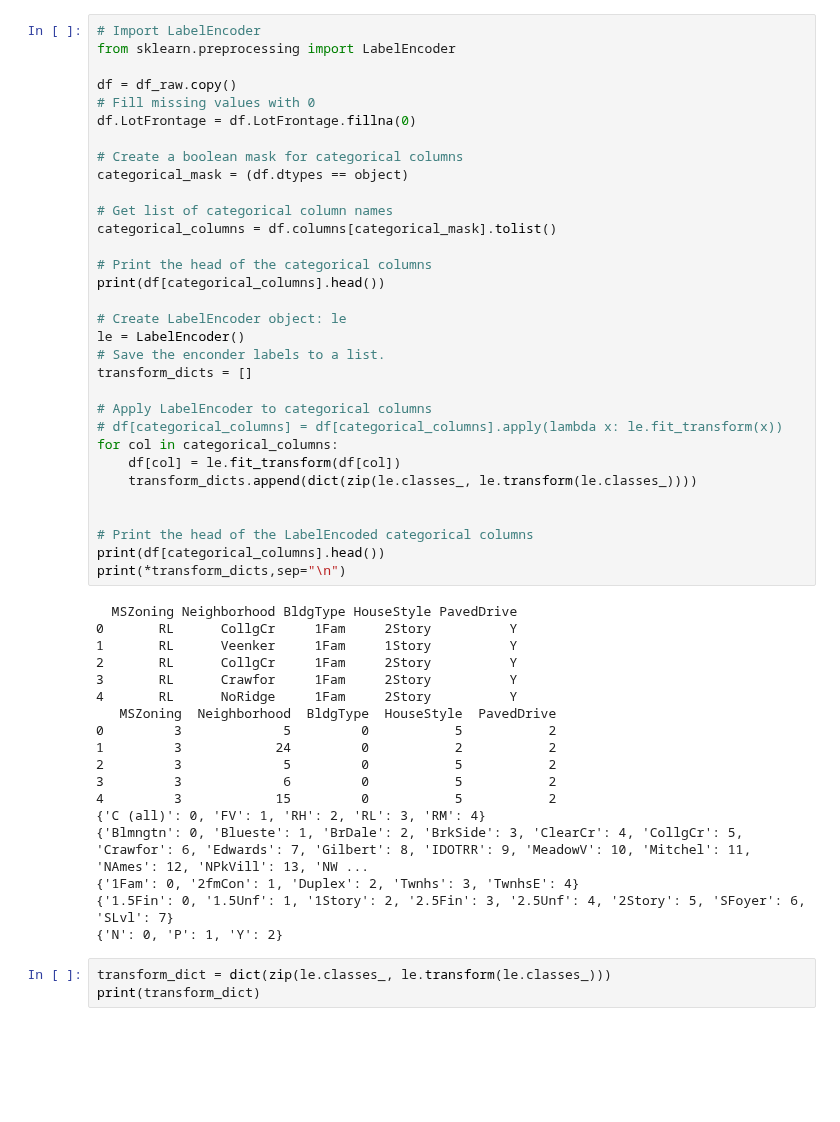
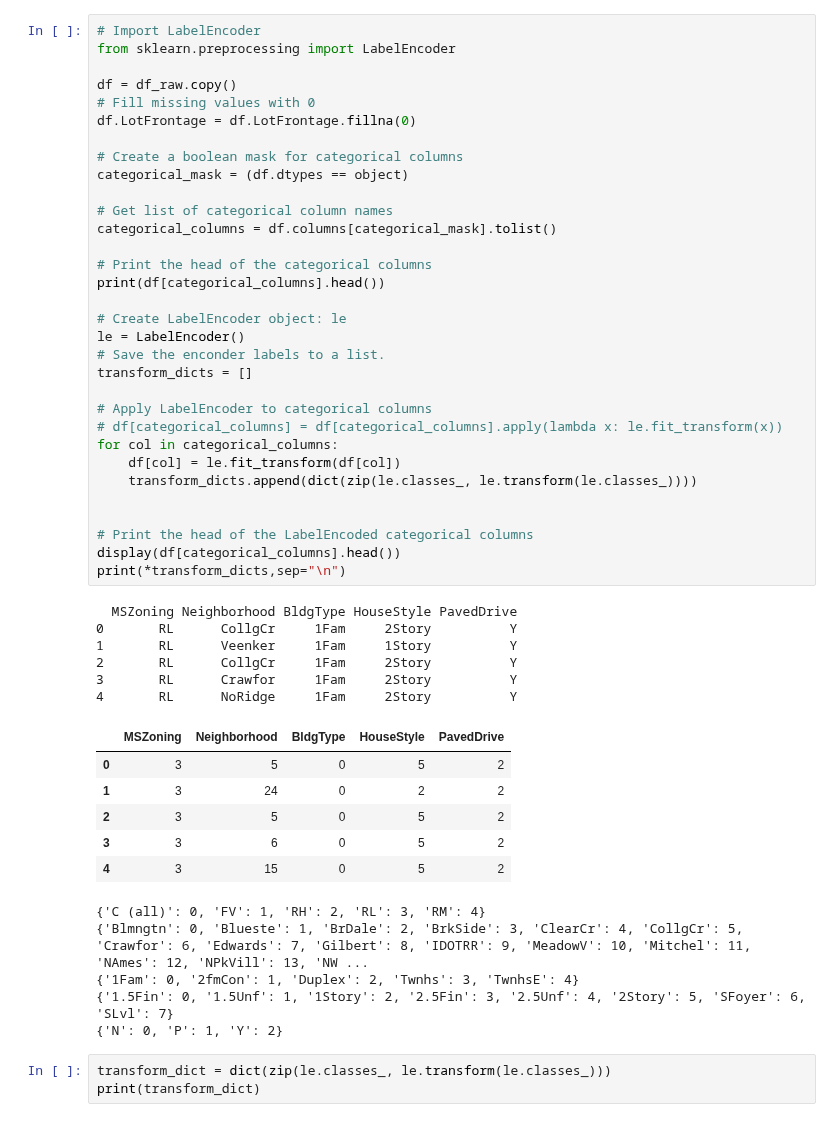
Before and after one commit to anhhaibkhn/Data-Science-selfstudy-notes-Blog, a Jupyter notebook: _notebooks/Extreme Gradient Boosting with XGBoost/2022-05-25-Extreme Gradient Boosting with XGBoost-Part 4.ipynb, the cells around one changed output. Saved outputs shown, nothing was run; the diff lists cells and outputs as text; blank space fills up the shorter version.

```diff
--- a/_notebooks/Extreme Gradient Boosting with XGBoost/2022-05-25-Extreme Gradient Boosting with XGBoost-Part 4.ipynb
+++ b/_notebooks/Extreme Gradient Boosting with XGBoost/2022-05-25-Extreme Gradient Boosting with XGBoost-Part 4.ipynb
@@ -154,45 +164,45 @@ df.LotFrontage = df.LotFrontage.fillna(0)
 # Create a boolean mask for categorical columns
 categorical_mask = (df.dtypes == object)
 
 # Get list of categorical column names
 categorical_columns = df.columns[categorical_mask].tolist()
 
 # Print the head of the categorical columns
 print(df[categorical_columns].head())
 
 # Create LabelEncoder object: le
 le = LabelEncoder()
 # Save the enconder labels to a list.
 transform_dicts = []
 
 # Apply LabelEncoder to categorical columns
 # df[categorical_columns] = df[categorical_columns].apply(lambda x: le.fit_transform(x))
 for col in categorical_columns:
     df[col] = le.fit_transform(df[col])
     transform_dicts.append(dict(zip(le.classes_, le.transform(le.classes_))))
 
 
 # Print the head of the LabelEncoded categorical columns
-print(df[categorical_columns].head())
+display(df[categorical_columns].head())
 print(*transform_dicts,sep="\n")
 # %% [output]
   MSZoning Neighborhood BldgType HouseStyle PavedDrive
 0       RL      CollgCr     1Fam     2Story          Y
 1       RL      Veenker     1Fam     1Story          Y
 2       RL      CollgCr     1Fam     2Story          Y
 3       RL      Crawfor     1Fam     2Story          Y
 4       RL      NoRidge     1Fam     2Story          Y
-   MSZoning  Neighborhood  BldgType  HouseStyle  PavedDrive
-0         3             5         0           5           2
-1         3            24         0           2           2
-2         3             5         0           5           2
-3         3             6         0           5           2
-4         3            15         0           5           2
-{'C (all)': 0, 'FV': 1, 'RH': 2, 'RL': 3, 'RM': 4}
-{'Blmngtn': 0, 'Blueste': 1, 'BrDale': 2, 'BrkSide': 3, 'ClearCr': 4, 'CollgCr': 5, 'Crawfor': 6, 'Edwards': 7, 'Gilbert': 8, 'IDOTRR': 9, 'MeadowV': 10, 'Mitchel': 11, 'NAmes': 12, 'NPkVill': 13, 'NW ...
-{'1Fam': 0, '2fmCon': 1, 'Duplex': 2, 'Twnhs': 3, 'TwnhsE': 4}
-{'1.5Fin': 0, '1.5Unf': 1, '1Story': 2, '2.5Fin': 3, '2.5Unf': 4, '2Story': 5, 'SFoyer': 6, 'SLvl': 7}
-{'N': 0, 'P': 1, 'Y': 2}
+|  | MSZoning | Neighborhood | BldgType | HouseStyle | PavedDrive |
+| 0 | 3 | 5 | 0 | 5 | 2 |
+| 1 | 3 | 24 | 0 | 2 | 2 |
+| 2 | 3 | 5 | 0 | 5 | 2 |
+| 3 | 3 | 6 | 0 | 5 | 2 |
+| 4 | 3 | 15 | 0 | 5 | 2 |
+{'C (all)': 0, 'FV': 1, 'RH': 2, 'RL': 3, 'RM': 4}
+{'Blmngtn': 0, 'Blueste': 1, 'BrDale': 2, 'BrkSide': 3, 'ClearCr': 4, 'CollgCr': 5, 'Crawfor': 6, 'Edwards': 7, 'Gilbert': 8, 'IDOTRR': 9, 'MeadowV': 10, 'Mitchel': 11, 'NAmes': 12, 'NPkVill': 13, 'NW ...
+{'1Fam': 0, '2fmCon': 1, 'Duplex': 2, 'Twnhs': 3, 'TwnhsE': 4}
+{'1.5Fin': 0, '1.5Unf': 1, '1Story': 2, '2.5Fin': 3, '2.5Unf': 4, '2Story': 5, 'SFoyer': 6, 'SLvl': 7}
+{'N': 0, 'P': 1, 'Y': 2}
 # %%
 transform_dict = dict(zip(le.classes_, le.transform(le.classes_)))
 print(transform_dict)
```
Also changed, not shown: parts of 13 cells of this notebook, 3 other files.
